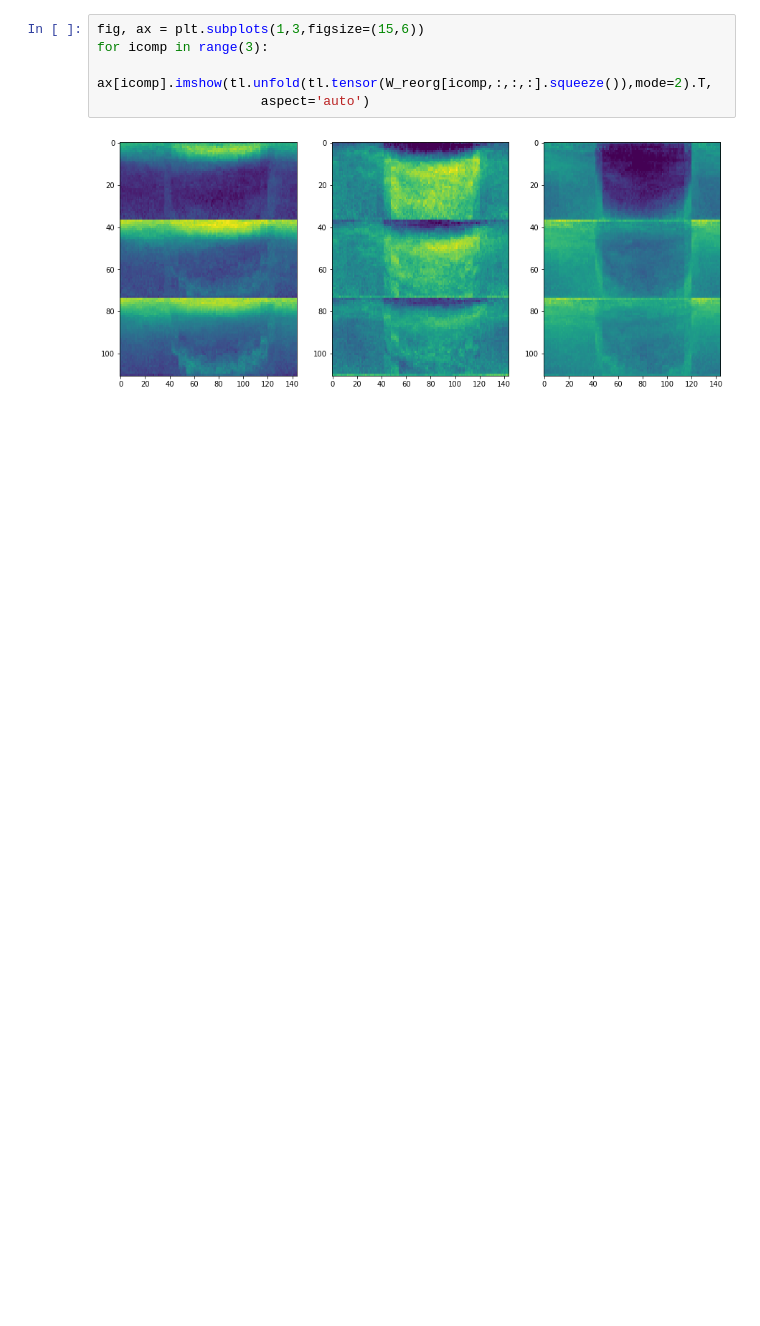
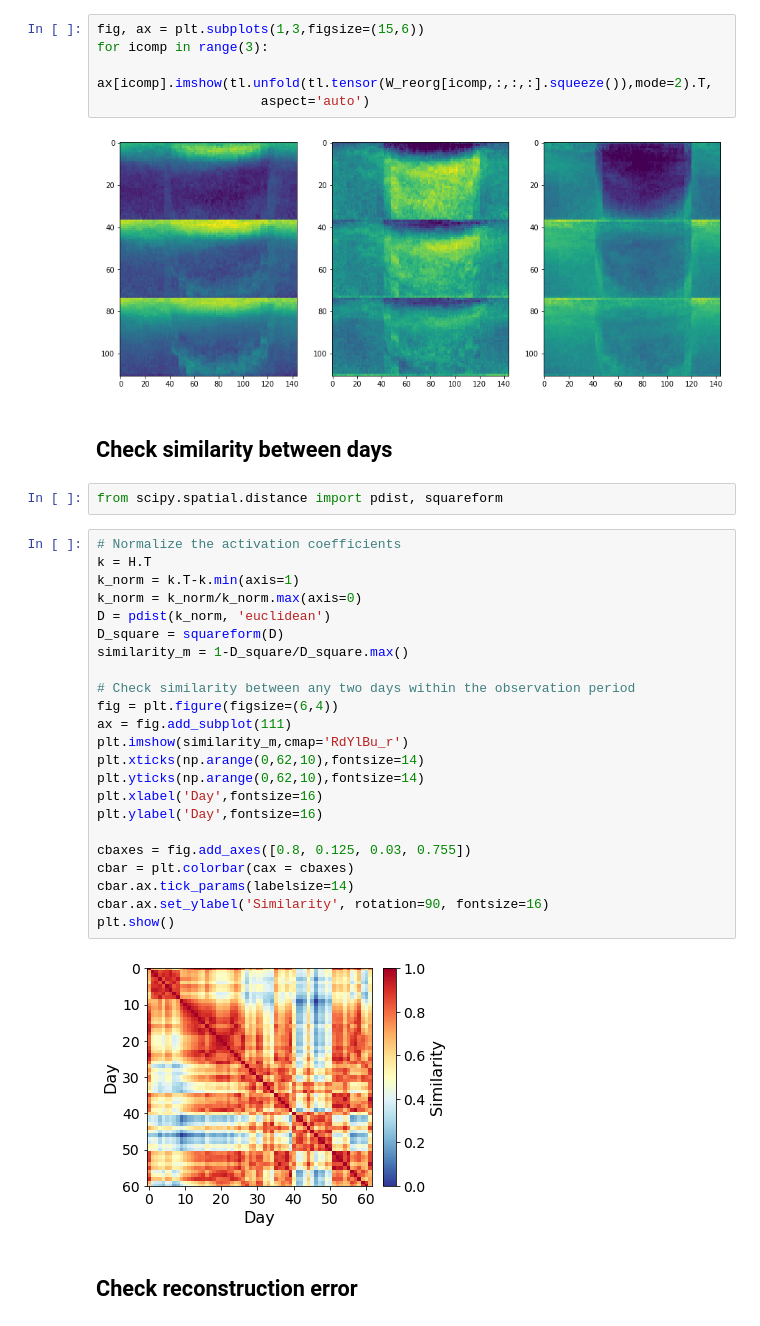
Before and after one commit to valentina-s/ooi_sonar, a Jupyter notebook: paper_data_reproduce/load_PCP_for_NMF.ipynb, the cells around one changed output. Cells and saved outputs as stored; diff of their text form; blank space fills up the shorter version.

```diff
--- a/paper_data_reproduce/load_PCP_for_NMF.ipynb
+++ b/paper_data_reproduce/load_PCP_for_NMF.ipynb
@@ -59,3 +74,34 @@ for icomp in range(3):
                      aspect='auto')
 # %% [output]
 [figure]
+# %% [markdown]
+## Check similarity between days
+# %%
+from scipy.spatial.distance import pdist, squareform
+# %%
+# Normalize the activation coefficients
+k = H.T
+k_norm = k.T-k.min(axis=1)
+k_norm = k_norm/k_norm.max(axis=0)
+D = pdist(k_norm, 'euclidean')
+D_square = squareform(D)
+similarity_m = 1-D_square/D_square.max()
+
+# Check similarity between any two days within the observation period
+fig = plt.figure(figsize=(6,4))
+ax = fig.add_subplot(111)
+plt.imshow(similarity_m,cmap='RdYlBu_r')
+plt.xticks(np.arange(0,62,10),fontsize=14)
+plt.yticks(np.arange(0,62,10),fontsize=14)
+plt.xlabel('Day',fontsize=16)
+plt.ylabel('Day',fontsize=16)
+
+cbaxes = fig.add_axes([0.8, 0.125, 0.03, 0.755])
+cbar = plt.colorbar(cax = cbaxes)
+cbar.ax.tick_params(labelsize=14)
+cbar.ax.set_ylabel('Similarity', rotation=90, fontsize=16)
+plt.show()
+# %% [output]
+[figure, added]
+# %% [markdown]
+## Check reconstruction error
```
Also changed, not shown: parts of 9 cells of this notebook.
